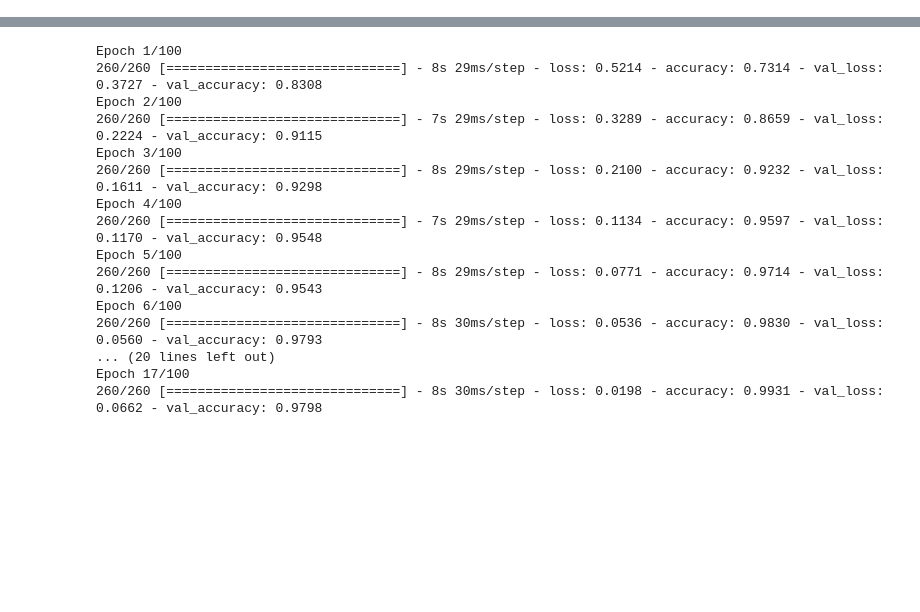
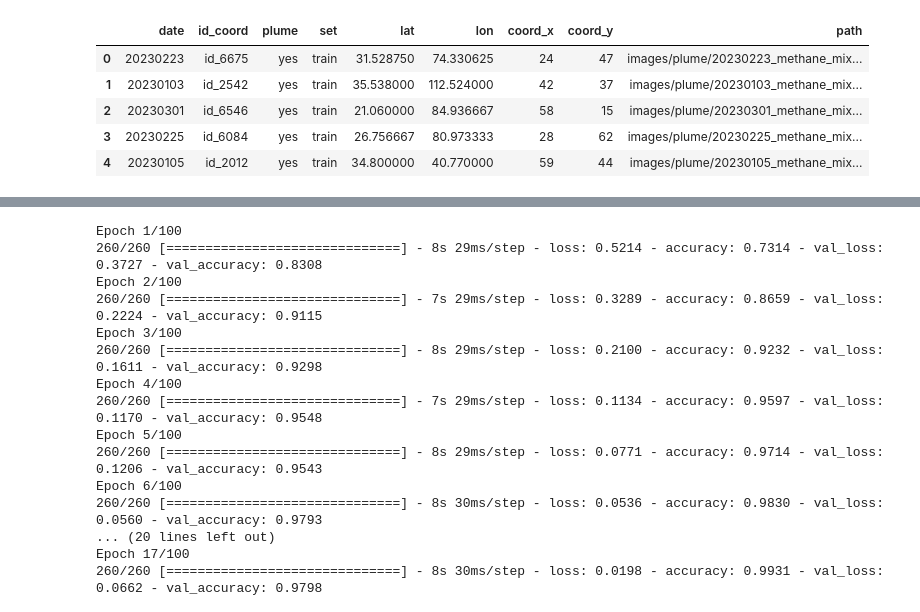
Before and after one commit to guillaumedherouville/mckinsey-methane-hackathon, a Jupyter notebook: notebooks/ModelTraining.ipynb, the cells around one changed output, grey strips where cells are left out. Saved outputs shown, nothing was run; the diff lists cells and outputs as text; code cells hidden in the pictures; blank space fills up the shorter version.

```diff
--- a/notebooks/ModelTraining.ipynb
+++ b/notebooks/ModelTraining.ipynb
@@ -14,0 +36,9 @@ from sklearn.model_selection import GroupShuffleSplit
+# %%
+meta_df.head()
+# %% [output]
+|  | date | id_coord | plume | set | lat | lon | coord_x | coord_y | path |
+| 0 | 20230223 | id_6675 | yes | train | 31.528750 | 74.330625 | 24 | 47 | images/plume/20230223_methane_mix... |
+| 1 | 20230103 | id_2542 | yes | train | 35.538000 | 112.524000 | 42 | 37 | images/plume/20230103_methane_mix... |
+| 2 | 20230301 | id_6546 | yes | train | 21.060000 | 84.936667 | 58 | 15 | images/plume/20230301_methane_mix... |
+| 3 | 20230225 | id_6084 | yes | train | 26.756667 | 80.973333 | 28 | 62 | images/plume/20230225_methane_mix... |
+| 4 | 20230105 | id_2012 | yes | train | 34.800000 | 40.770000 | 59 | 44 | images/plume/20230105_methane_mix... |
```
Also changed, not shown: parts of 23 cells of this notebook.
